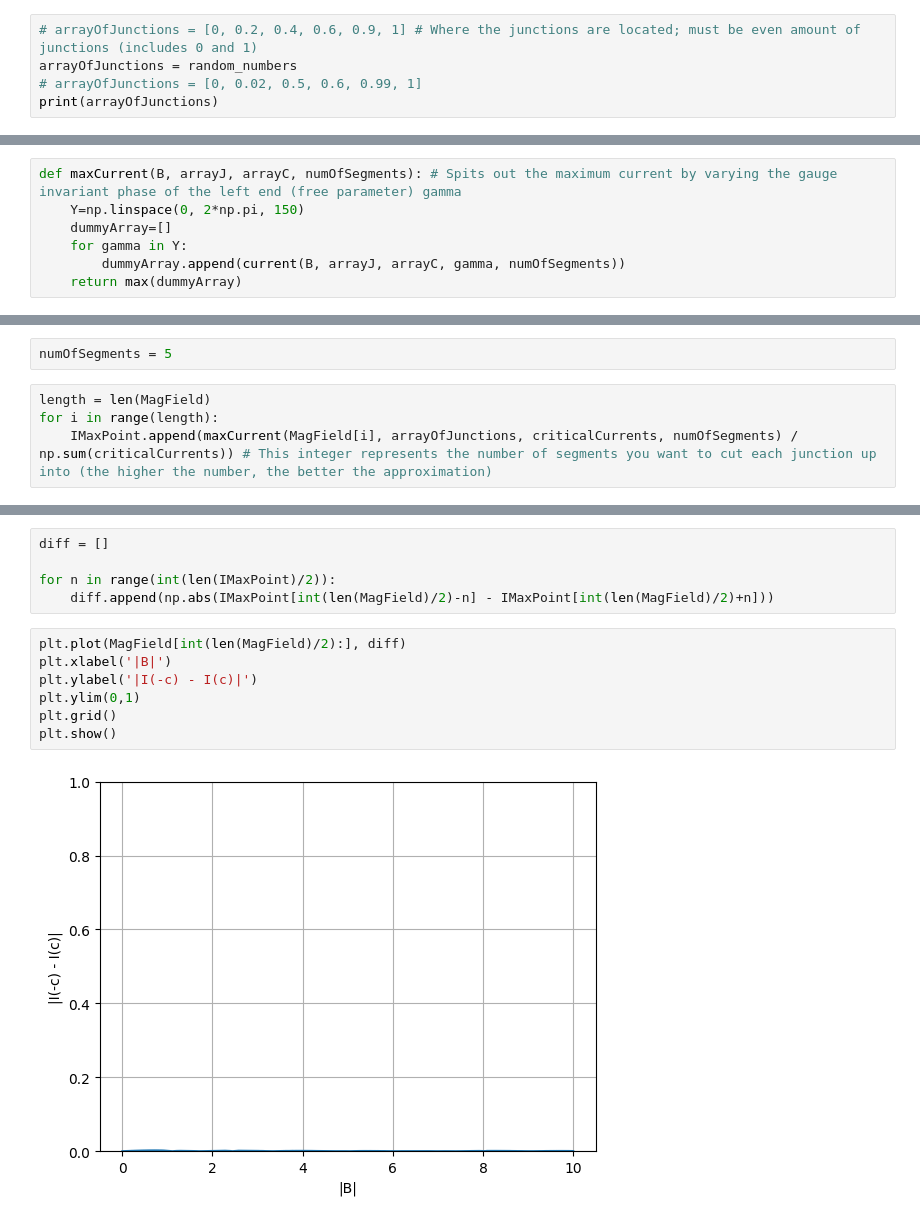
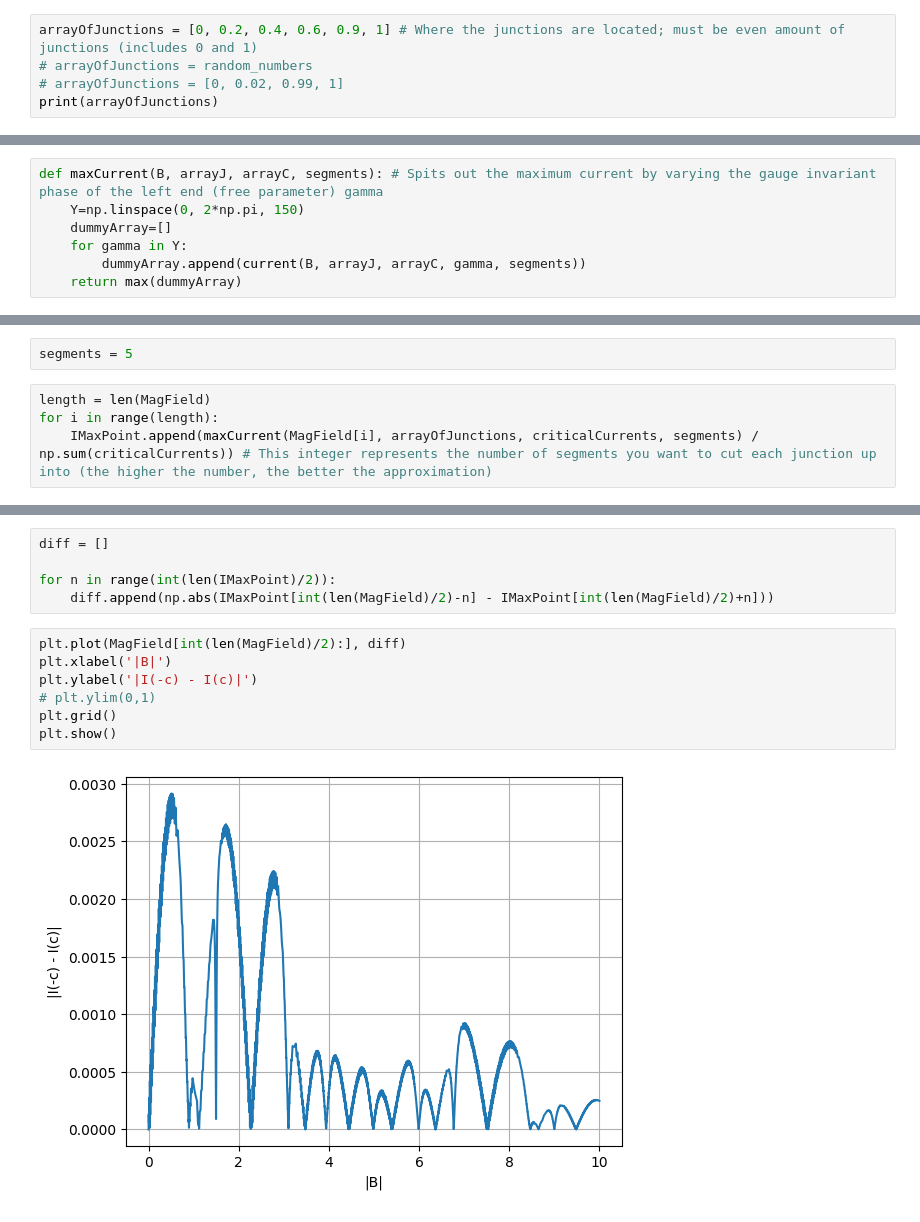
Before and after one commit to cliffsun/Josephson-Junction-Array-Model, a Jupyter notebook: JJ_Memory_Device_Model.ipynb, the cells around one changed output, grey strips where cells are left out. Saved outputs shown, nothing was run; the diff lists cells and outputs as text.

```diff
--- a/JJ_Memory_Device_Model.ipynb
+++ b/JJ_Memory_Device_Model.ipynb
@@ -16,7 +17,7 @@ num_of_junctions = 10
 random_numbers = np.sort(generate_random_numbers(2 * num_of_junctions))
 # %%
-# arrayOfJunctions = [0, 0.2, 0.4, 0.6, 0.9, 1] # Where the junctions are located; must be even amount of junctions (includes 0 and 1)
-arrayOfJunctions = random_numbers
-# arrayOfJunctions = [0, 0.02, 0.5, 0.6, 0.99, 1]
+arrayOfJunctions = [0, 0.2, 0.4, 0.6, 0.9, 1] # Where the junctions are located; must be even amount of junctions (includes 0 and 1)
+# arrayOfJunctions = random_numbers
+# arrayOfJunctions = [0, 0.02, 0.99, 1]
 print(arrayOfJunctions)
 # %% [output]
@@ -72,9 +92,9 @@ def current(B, arrJ, arrC, y, numOfSegments): # y is initial phase difference of
 # %%
-def maxCurrent(B, arrayJ, arrayC, numOfSegments): # Spits out the maximum current by varying the gauge invariant phase of the left end (free parameter) gamma
+def maxCurrent(B, arrayJ, arrayC, segments): # Spits out the maximum current by varying the gauge invariant phase of the left end (free parameter) gamma
     Y=np.linspace(0, 2*np.pi, 150)
     dummyArray=[]
     for gamma in Y:
-        dummyArray.append(current(B, arrayJ, arrayC, gamma, numOfSegments))
+        dummyArray.append(current(B, arrayJ, arrayC, gamma, segments))
     return max(dummyArray)
 # %%
 MagField = np.linspace(-10, 10, 10000) # an array of Magnetic Fields ranging from 0 to 100 with 5000 total elements
@@ -83,11 +103,11 @@ The 2 lines below is where the useful section of the code is for modeling a SQUI
 # %%
 IMaxPoint = []
 # %%
-numOfSegments = 5
+segments = 5
 # %%
 length = len(MagField)
 for i in range(length):
-    IMaxPoint.append(maxCurrent(MagField[i], arrayOfJunctions, criticalCurrents, numOfSegments) / np.sum(criticalCurrents)) # This integer represents the number of segments you want to cut each junction up into (the higher the number, the better the approximation)
+    IMaxPoint.append(maxCurrent(MagField[i], arrayOfJunctions, criticalCurrents, segments) / np.sum(criticalCurrents)) # This integer represents the number of segments you want to cut each junction up into (the higher the number, the better the approximation)
 # %% [markdown]
 The 2 lines above is where the useful section of the code is for modeling a SQUID
 # %%
@@ -125,9 +144,9 @@ for n in range(int(len(IMaxPoint)/2)):
 # %%
 plt.plot(MagField[int(len(MagField)/2):], diff)
 plt.xlabel('|B|')
 plt.ylabel('|I(-c) - I(c)|')
-plt.ylim(0,1)
+# plt.ylim(0,1)
 plt.grid()
 plt.show()
 # %% [output]
-[figure, old version]
+[figure, new version]
```
Also changed, not shown: parts of 11 cells of this notebook, 2 other files.
